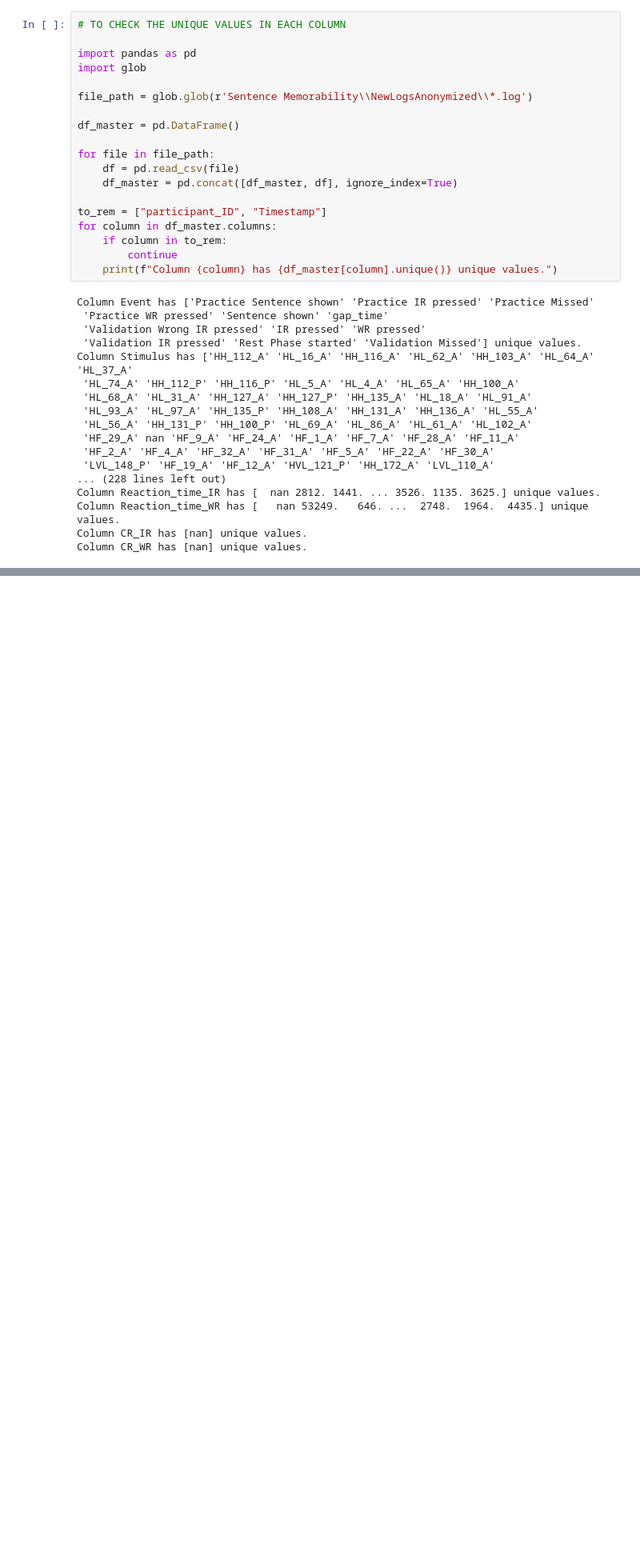
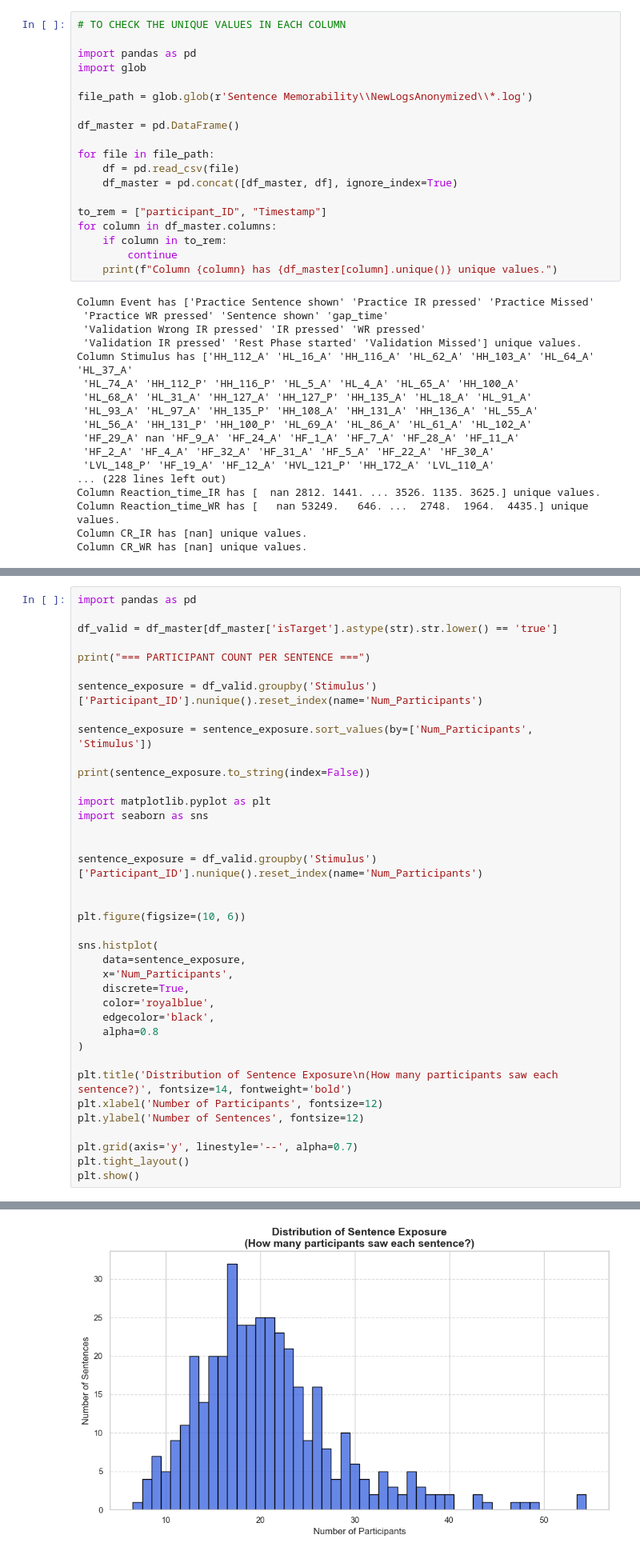
Before and after one commit to Keshavakishorananda/BRSM-Project, a Jupyter notebook: mid.ipynb, the cells around one changed output, grey strips where cells are left out. Shown at 80% size. Drawn from its saved outputs; the diff is of its cells as text; blank space fills up the shorter version.

```diff
--- a/mid.ipynb
+++ b/mid.ipynb
@@ -326,0 +334,39 @@ Counts for P: [36]
+# %%
+import pandas as pd
+
+df_valid = df_master[df_master['isTarget'].astype(str).str.lower() == 'true']
+
+print("=== PARTICIPANT COUNT PER SENTENCE ===")
+
+sentence_exposure = df_valid.groupby('Stimulus')['Participant_ID'].nunique().reset_index(name='Num_Participants')
+
+sentence_exposure = sentence_exposure.sort_values(by=['Num_Participants', 'Stimulus'])
+
+print(sentence_exposure.to_string(index=False))
+
+import matplotlib.pyplot as plt
+import seaborn as sns
+
+
+sentence_exposure = df_valid.groupby('Stimulus')['Participant_ID'].nunique().reset_index(name='Num_Participants')
+
+
+plt.figure(figsize=(10, 6))
+
+sns.histplot(
+    data=sentence_exposure,
+    x='Num_Participants',
+    discrete=True,
+    color='royalblue',
+    edgecolor='black',
+    alpha=0.8
+)
+
+plt.title('Distribution of Sentence Exposure\n(How many participants saw each sentence?)', fontsize=14, fontweight='bold')
+plt.xlabel('Number of Participants', fontsize=12)
+plt.ylabel('Number of Sentences', fontsize=12)
+
+plt.grid(axis='y', linestyle='--', alpha=0.7)
+plt.tight_layout()
+plt.show()
+# %% [output]
@@ -327,3 +390,4 @@ Counts for P: [36]
+[figure, added]
 # %%
 # VISUALIZATION OF STIMULUS-LEVEL METRICS
 
```
Also changed, not shown: parts of 8 cells of this notebook, 1 other file.
